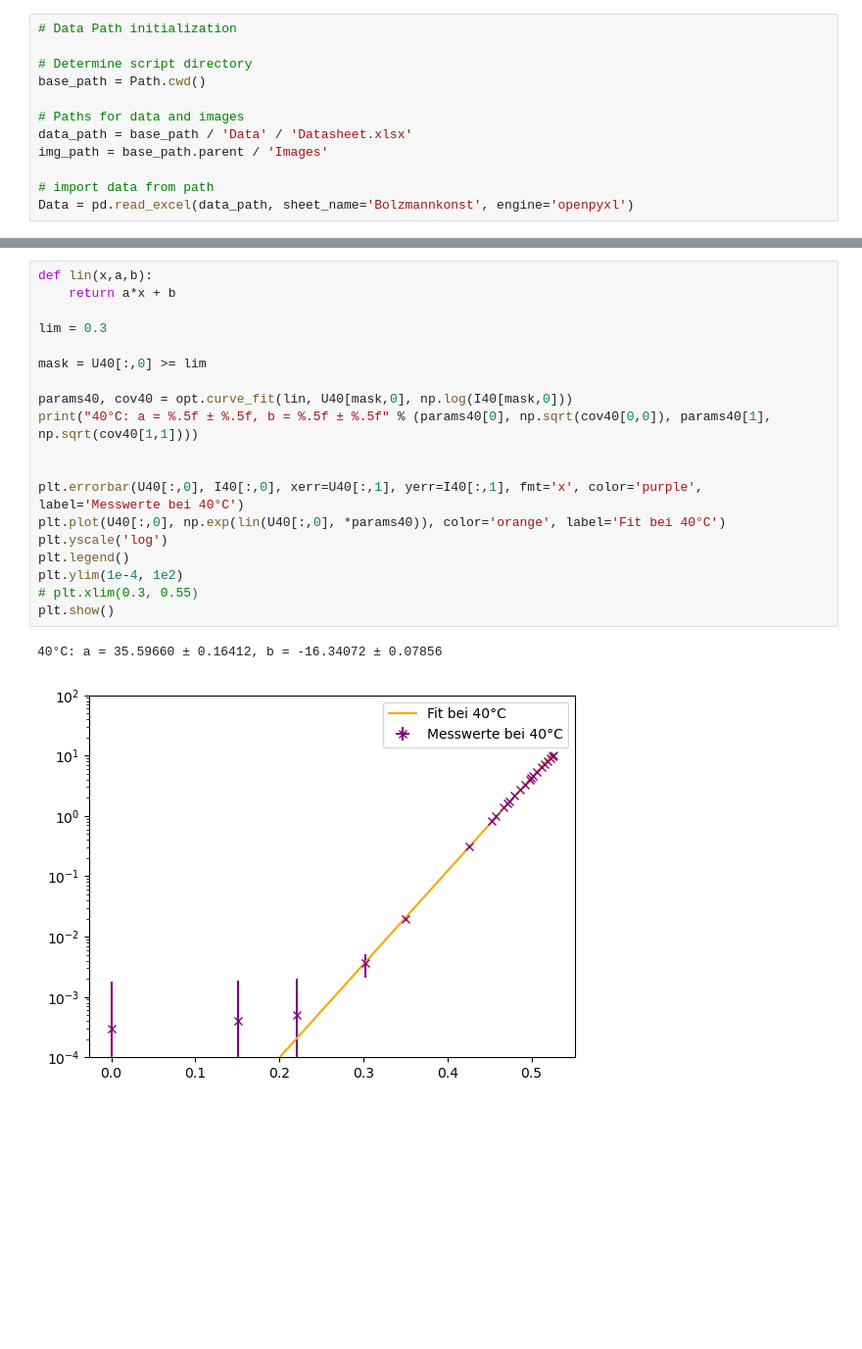
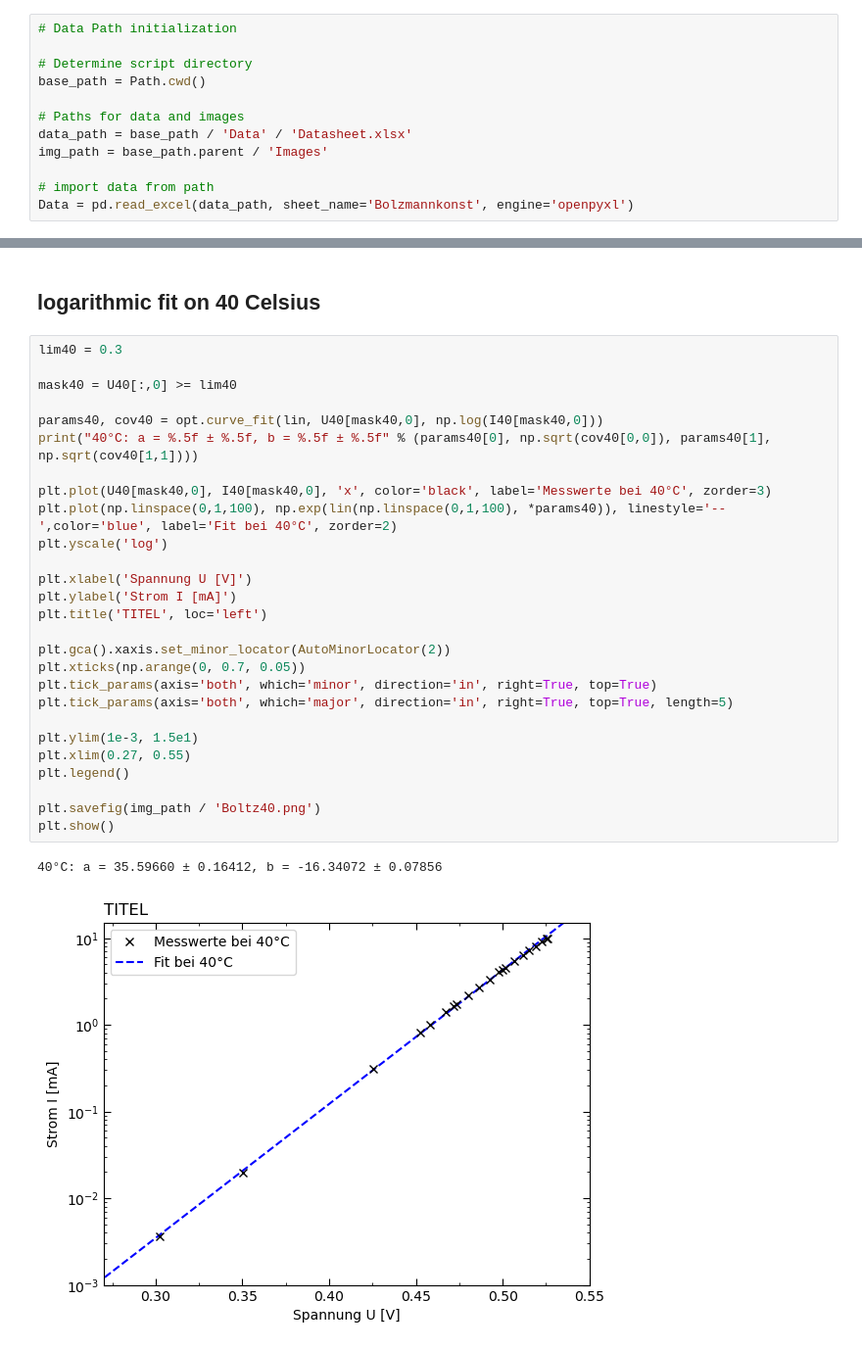
Before and after one commit to Bonsai-Tr33/C-Praktikum, a Jupyter notebook: 45/Evaluation/2.2.ipynb, the cells around one changed output, grey strips where cells are left out. Shown at 98% size. Drawn from its saved outputs; the diff is of its cells as text; blank space fills up the shorter version.

Commit message:
Auswertung Boltzmann fast fertig, nur Fehlerr K fehlt

```diff
--- a/45/Evaluation/2.2.ipynb
+++ b/45/Evaluation/2.2.ipynb
@@ -35,23 +72,33 @@ plt.show()
+# %% [markdown]
+## logarithmic fit on 40 Celsius
 # %%
-def lin(x,a,b):
-    return a*x + b
+lim40 = 0.3
 
-lim = 0.3
+mask40 = U40[:,0] >= lim40
 
-mask = U40[:,0] >= lim
-
-params40, cov40 = opt.curve_fit(lin, U40[mask,0], np.log(I40[mask,0]))
+params40, cov40 = opt.curve_fit(lin, U40[mask40,0], np.log(I40[mask40,0]))
 print("40°C: a = %.5f ± %.5f, b = %.5f ± %.5f" % (params40[0], np.sqrt(cov40[0,0]), params40[1], np.sqrt(cov40[1,1])))
 
+plt.plot(U40[mask40,0], I40[mask40,0], 'x', color='black', label='Messwerte bei 40°C', zorder=3)
+plt.plot(np.linspace(0,1,100), np.exp(lin(np.linspace(0,1,100), *params40)), linestyle='--',color='blue', label='Fit bei 40°C', zorder=2)
+plt.yscale('log')
 
-plt.errorbar(U40[:,0], I40[:,0], xerr=U40[:,1], yerr=I40[:,1], fmt='x', color='purple', label='Messwerte bei 40°C')
-plt.plot(U40[:,0], np.exp(lin(U40[:,0], *params40)), color='orange', label='Fit bei 40°C')
-plt.yscale('log')
+plt.xlabel('Spannung U [V]')
+plt.ylabel('Strom I [mA]')
+plt.title('TITEL', loc='left')
+
+plt.gca().xaxis.set_minor_locator(AutoMinorLocator(2))
+plt.xticks(np.arange(0, 0.7, 0.05))
+plt.tick_params(axis='both', which='minor', direction='in', right=True, top=True)
+plt.tick_params(axis='both', which='major', direction='in', right=True, top=True, length=5)
+
+plt.ylim(1e-3, 1.5e1)
+plt.xlim(0.27, 0.55)
 plt.legend()
-plt.ylim(1e-4, 1e2)
-# plt.xlim(0.3, 0.55)
+
+plt.savefig(img_path / 'Boltz40.png')
 plt.show()
 # %% [output]
 40°C: a = 35.59660 ± 0.16412, b = -16.34072 ± 0.07856
-[figure, old version]
+[figure, new version]
 # %%
```
Also changed, not shown: parts of 4 cells of this notebook, 3 other files.
